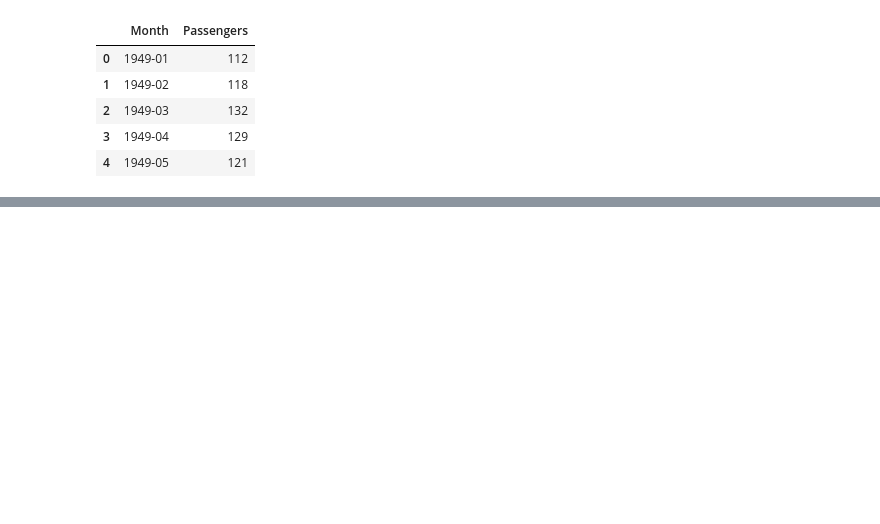
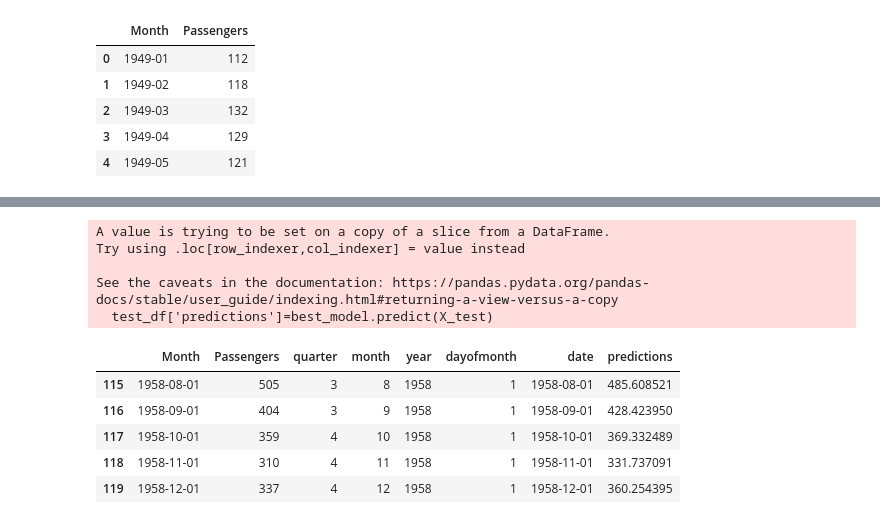
Before and after one commit to rohanrvpatil/posterior_predictive, a Jupyter notebook: xgboost_airp.ipynb, the cells around one changed output, grey strips where cells are left out. Drawn from its saved outputs; the diff is of its cells as text; code cells hidden in the pictures; blank space fills up the shorter version.

```diff
--- a/xgboost_airp.ipynb
+++ b/xgboost_airp.ipynb
@@ -159,0 +142,17 @@ plt.show()
+# %%
+test_df['predictions']=best_model.predict(X_test)
+all_df=pd.concat([test_df, train_df], sort=False)
+
+all_df.head()
+# %% [output]
+A value is trying to be set on a copy of a slice from a DataFrame.
+Try using .loc[row_indexer,col_indexer] = value instead
+
+See the caveats in the documentation: https://pandas.pydata.org/pandas-docs/stable/user_guide/indexing.html#returning-a-view-versus-a-copy
+  test_df['predictions']=best_model.predict(X_test)
+|  | Month | Passengers | quarter | month | year | dayofmonth | date | predictions |
+| 115 | 1958-08-01 | 505 | 3 | 8 | 1958 | 1 | 1958-08-01 | 485.608521 |
+| 116 | 1958-09-01 | 404 | 3 | 9 | 1958 | 1 | 1958-09-01 | 428.423950 |
+| 117 | 1958-10-01 | 359 | 4 | 10 | 1958 | 1 | 1958-10-01 | 369.332489 |
+| 118 | 1958-11-01 | 310 | 4 | 11 | 1958 | 1 | 1958-11-01 | 331.737091 |
+| 119 | 1958-12-01 | 337 | 4 | 12 | 1958 | 1 | 1958-12-01 | 360.254395 |
```
Also changed, not shown: parts of 17 cells of this notebook, 4 other files.
